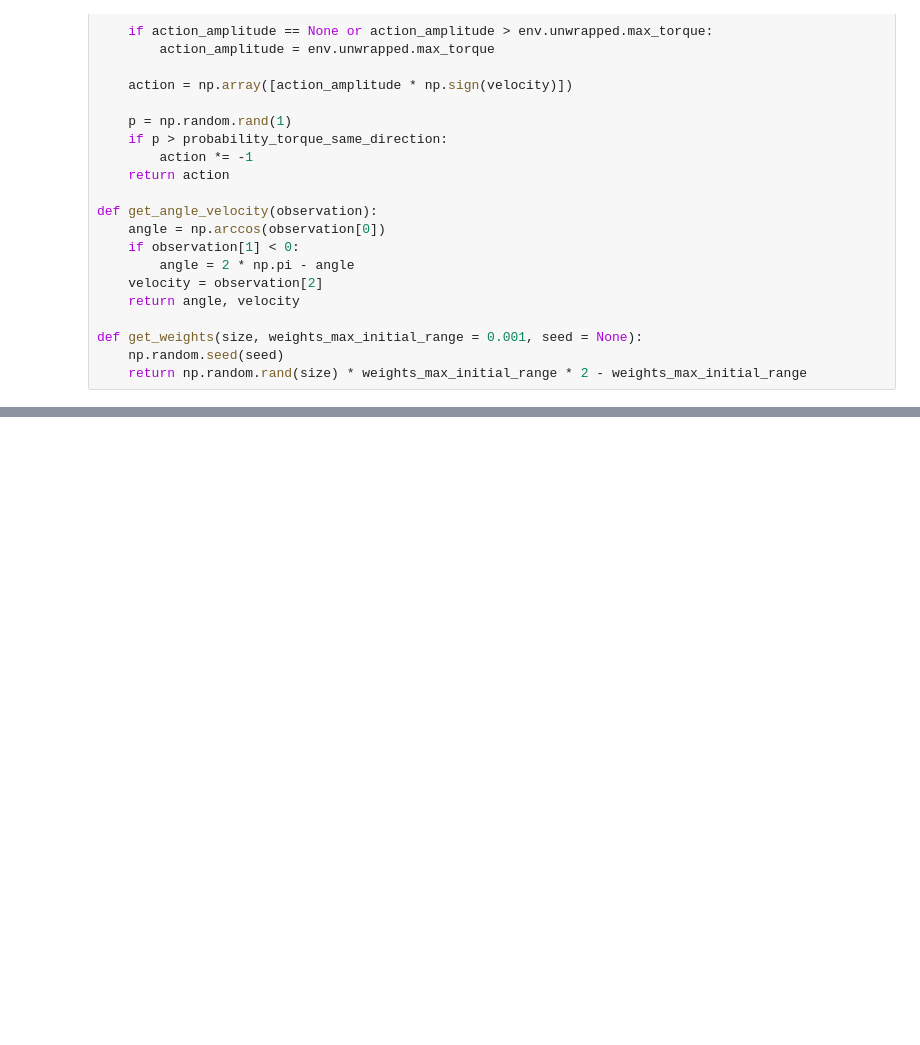
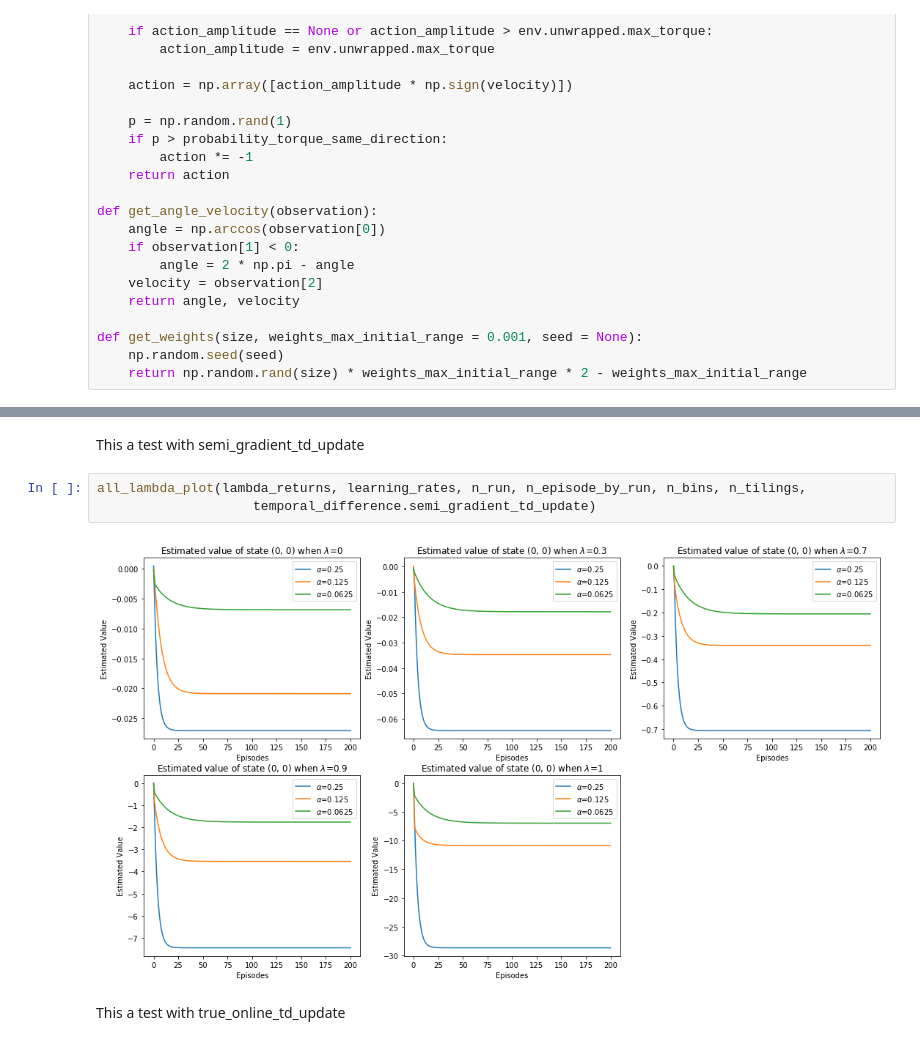
Before and after one commit to jgsimard/COMP767, a Jupyter notebook: hw2-notebook.ipynb, the cells around one changed output, grey strips where cells are left out. Cells and saved outputs as stored; diff of their text form; blank space fills up the shorter version.

```diff
--- a/hw2-notebook.ipynb
+++ b/hw2-notebook.ipynb
@@ -341 +379,10 @@ for lambda_return in lambda_returns:
+# %% [markdown]
+This a test with semi_gradient_td_update
+# %%
+all_lambda_plot(lambda_returns, learning_rates, n_run, n_episode_by_run, n_bins, n_tilings,
+                    temporal_difference.semi_gradient_td_update)
+# %% [output]
+[figure, added]
+# %% [markdown]
+This a test with true_online_td_update
 # %%
```
Also changed, not shown: parts of 35 cells of this notebook.
